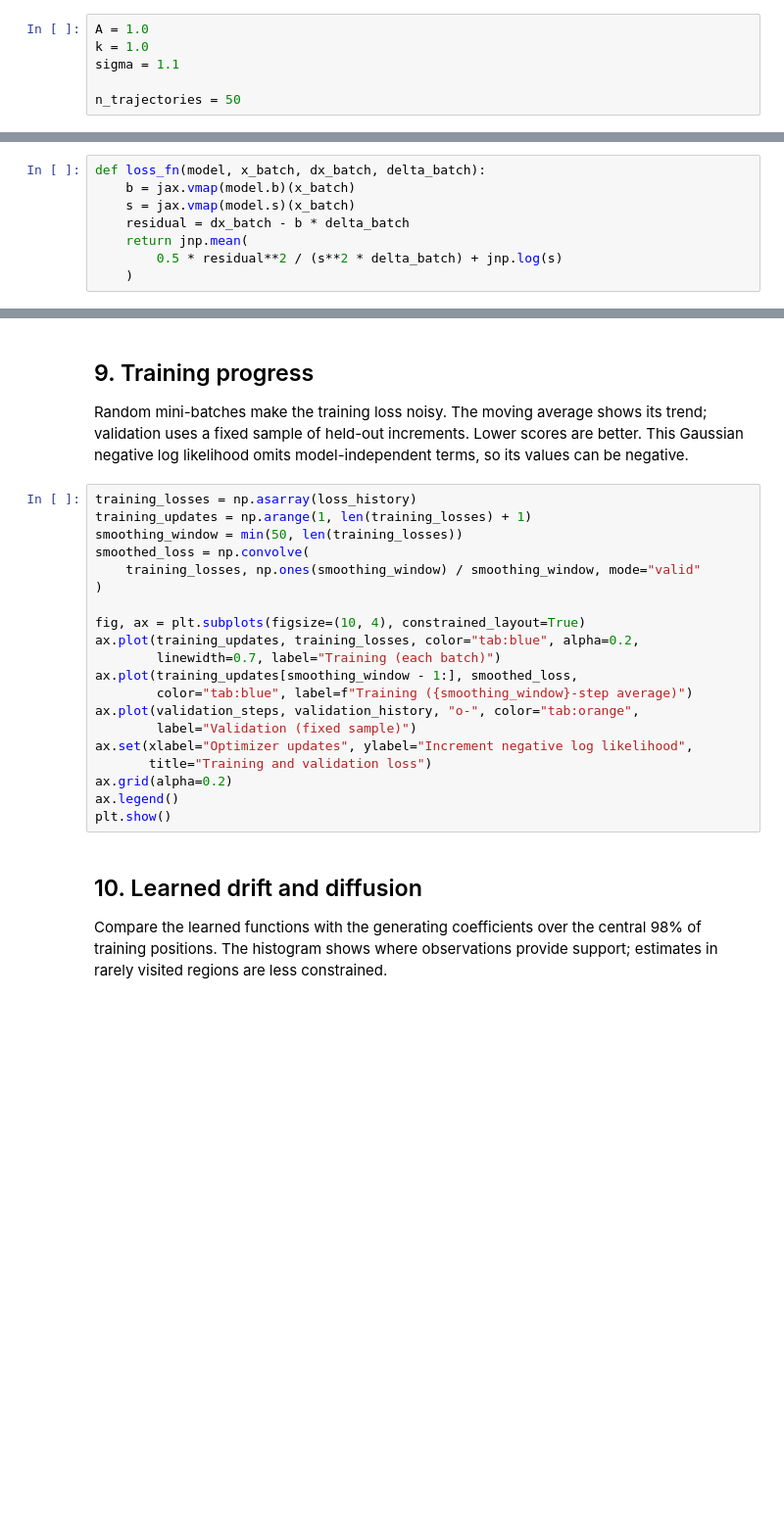
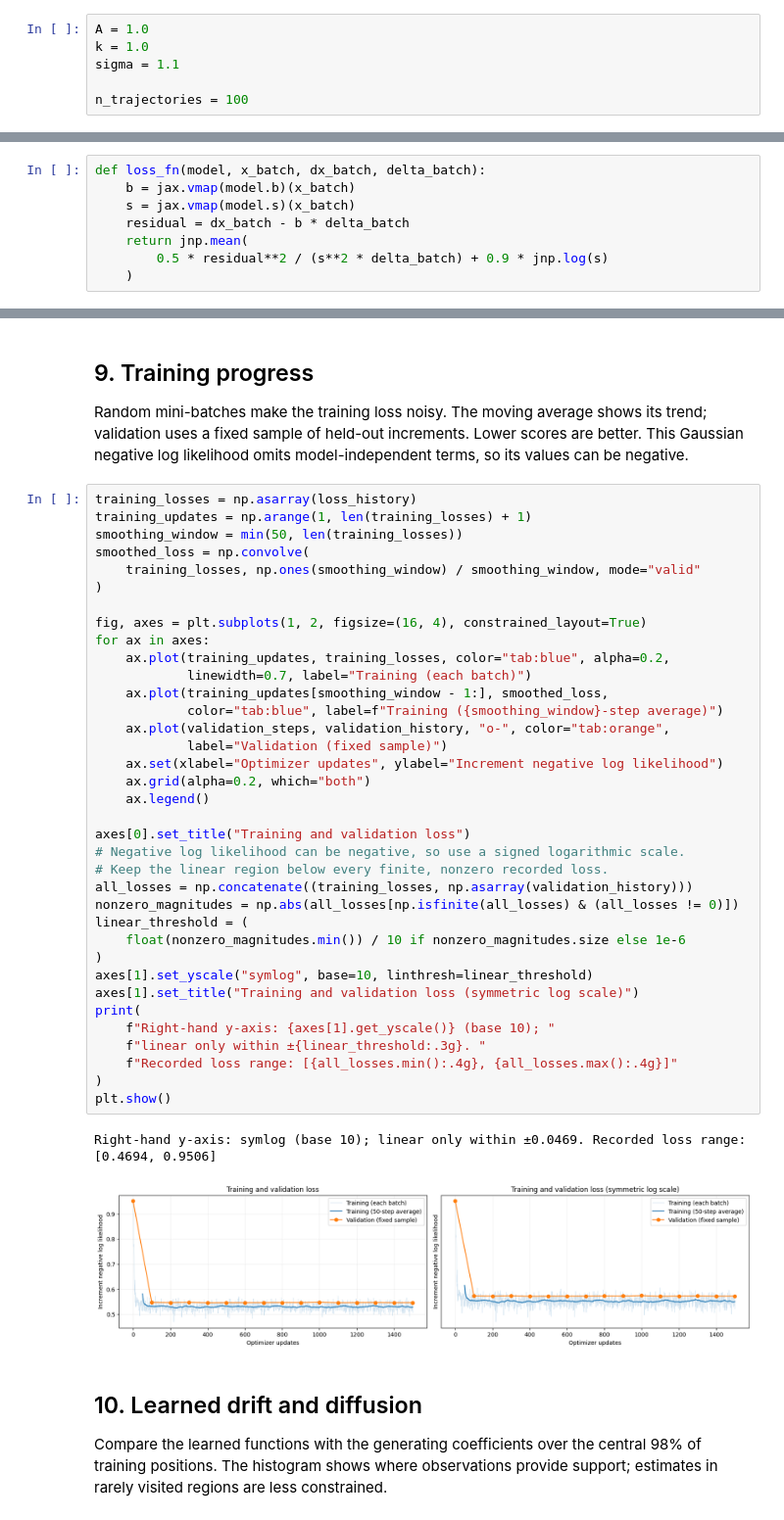
Before and after one commit to dared22/master_thesis, a Jupyter notebook: sandbox/sde_test_data.ipynb, the cells around one changed output, grey strips where cells are left out. Shown at 98% size. Saved outputs shown, nothing was run; the diff lists cells and outputs as text; blank space fills up the shorter version.

```diff
--- a/sandbox/sde_test_data.ipynb
+++ b/sandbox/sde_test_data.ipynb
@@ -29,7 +29,7 @@ A = 1.0
 k = 1.0
 sigma = 1.1
 
-n_trajectories = 50
+n_trajectories = 100
 # %% [markdown]
 ## 3. Potential, drift, and diffusion
 
@@ -213,7 +220,7 @@ def loss_fn(model, x_batch, dx_batch, delta_batch):
     s = jax.vmap(model.s)(x_batch)
     residual = dx_batch - b * delta_batch
     return jnp.mean(
-        0.5 * residual**2 / (s**2 * delta_batch) + jnp.log(s)
+        0.5 * residual**2 / (s**2 * delta_batch) + 0.9 * jnp.log(s)
     )
 # %% [markdown]
 ### Update the model with Optax Adam
@@ -294,23 +318,42 @@ so its values can be negative.
 # %%
 training_losses = np.asarray(loss_history)
 training_updates = np.arange(1, len(training_losses) + 1)
 smoothing_window = min(50, len(training_losses))
 smoothed_loss = np.convolve(
     training_losses, np.ones(smoothing_window) / smoothing_window, mode="valid"
 )
 
-fig, ax = plt.subplots(figsize=(10, 4), constrained_layout=True)
-ax.plot(training_updates, training_losses, color="tab:blue", alpha=0.2,
-        linewidth=0.7, label="Training (each batch)")
-ax.plot(training_updates[smoothing_window - 1:], smoothed_loss,
-        color="tab:blue", label=f"Training ({smoothing_window}-step average)")
-ax.plot(validation_steps, validation_history, "o-", color="tab:orange",
-        label="Validation (fixed sample)")
-ax.set(xlabel="Optimizer updates", ylabel="Increment negative log likelihood",
-       title="Training and validation loss")
-ax.grid(alpha=0.2)
-ax.legend()
+fig, axes = plt.subplots(1, 2, figsize=(16, 4), constrained_layout=True)
+for ax in axes:
+    ax.plot(training_updates, training_losses, color="tab:blue", alpha=0.2,
+            linewidth=0.7, label="Training (each batch)")
+    ax.plot(training_updates[smoothing_window - 1:], smoothed_loss,
+            color="tab:blue", label=f"Training ({smoothing_window}-step average)")
+    ax.plot(validation_steps, validation_history, "o-", color="tab:orange",
+            label="Validation (fixed sample)")
+    ax.set(xlabel="Optimizer updates", ylabel="Increment negative log likelihood")
+    ax.grid(alpha=0.2, which="both")
+    ax.legend()
+
+axes[0].set_title("Training and validation loss")
+# Negative log likelihood can be negative, so use a signed logarithmic scale.
+# Keep the linear region below every finite, nonzero recorded loss.
+all_losses = np.concatenate((training_losses, np.asarray(validation_history)))
+nonzero_magnitudes = np.abs(all_losses[np.isfinite(all_losses) & (all_losses != 0)])
+linear_threshold = (
+    float(nonzero_magnitudes.min()) / 10 if nonzero_magnitudes.size else 1e-6
+)
+axes[1].set_yscale("symlog", base=10, linthresh=linear_threshold)
+axes[1].set_title("Training and validation loss (symmetric log scale)")
+print(
+    f"Right-hand y-axis: {axes[1].get_yscale()} (base 10); "
+    f"linear only within ±{linear_threshold:.3g}. "
+    f"Recorded loss range: [{all_losses.min():.4g}, {all_losses.max():.4g}]"
+)
 plt.show()
+# %% [output]
+Right-hand y-axis: symlog (base 10); linear only within ±0.0469. Recorded loss range: [0.4694, 0.9506]
+[figure, added]
 # %% [markdown]
 ## 10. Learned drift and diffusion
 
```
Also changed, not shown: parts of 9 cells of this notebook, 1 other file.
